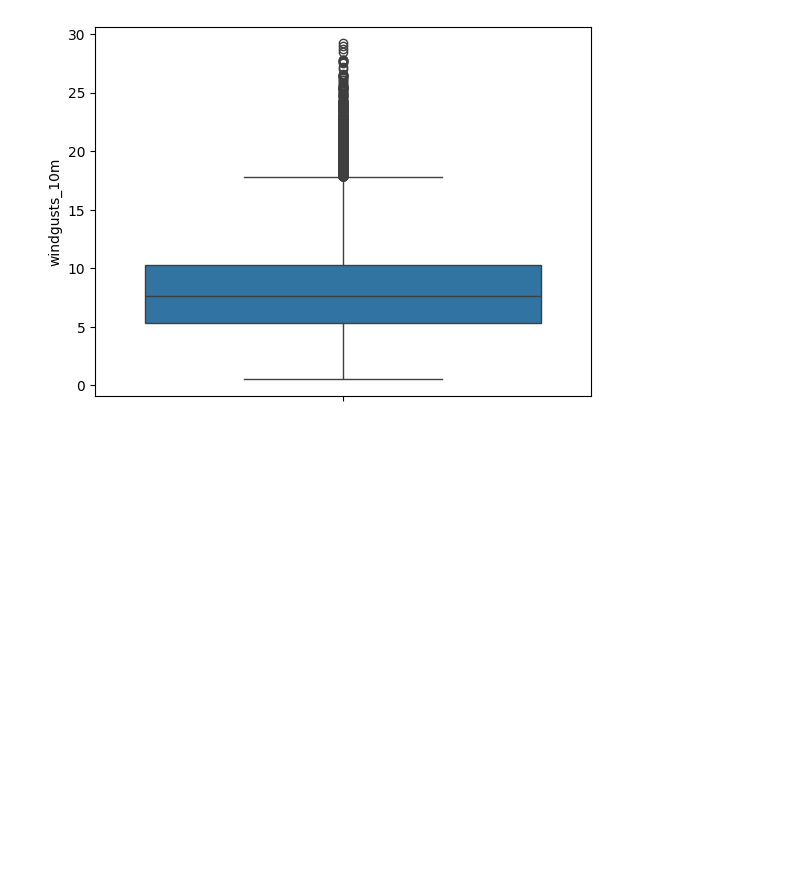
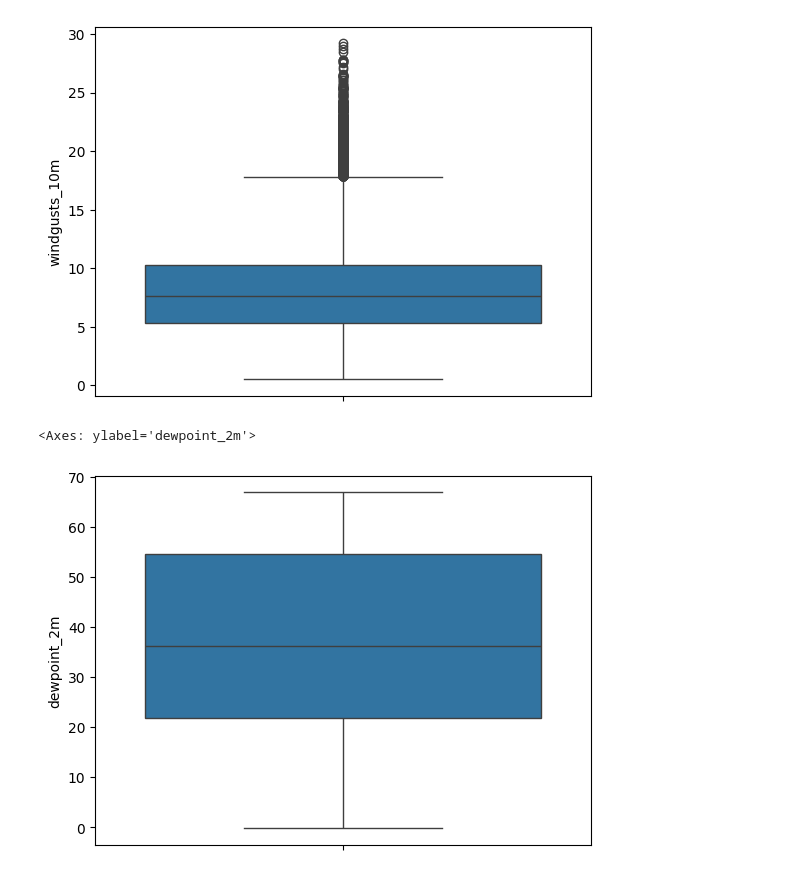
Before and after one commit to dipanshu330/DipanshuChaudhary, a Jupyter notebook: Dipanshuchaudhary.ipynb, the cells around one changed output. Cells and saved outputs as stored; diff of their text form; code cells hidden in the pictures; blank space fills up the shorter version.

```diff
--- a/Dipanshuchaudhary.ipynb
+++ b/Dipanshuchaudhary.ipynb
@@ -303,3 +303,8 @@ for col in numeric_cols:
 
     updated_df[col] = np.where(updated_df[col] < lower_limit, lower_limit,
                        np.where(updated_df[col] > upper_limit, upper_limit, updated_df[col]))
+# %%
+sns.boxplot(updated_df['dewpoint_2m'])
+# %% [output]
+<Axes: ylabel='dewpoint_2m'>
+[figure, added]
```
Also changed, not shown: parts of 8 cells of this notebook.
